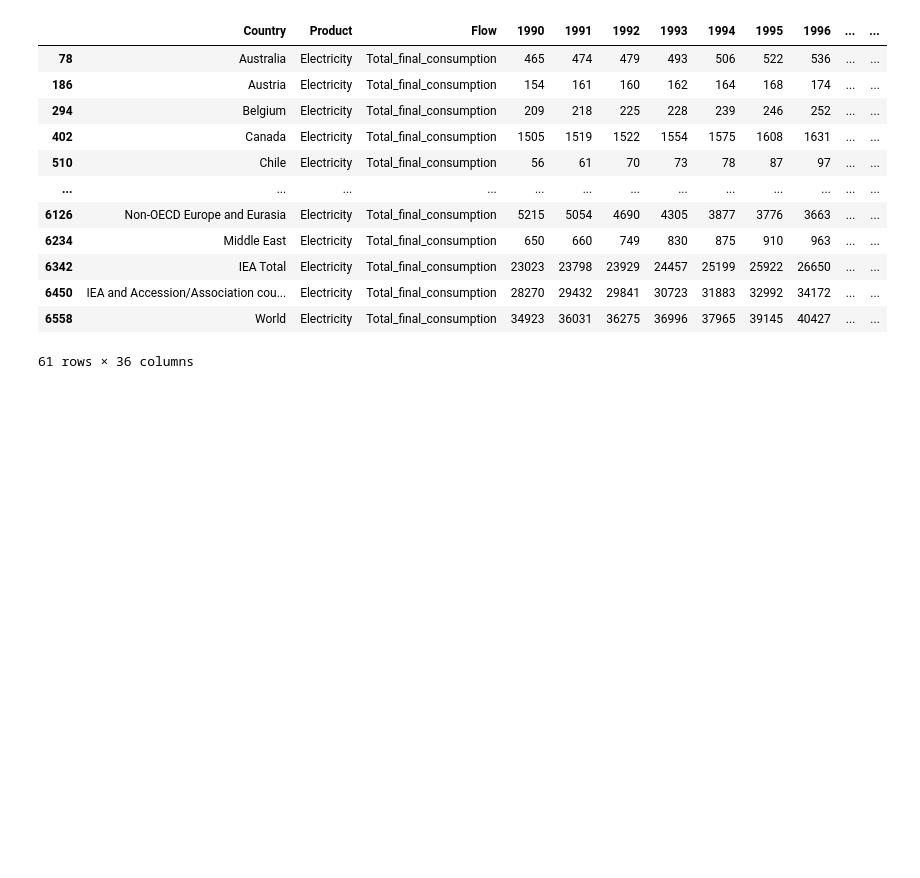
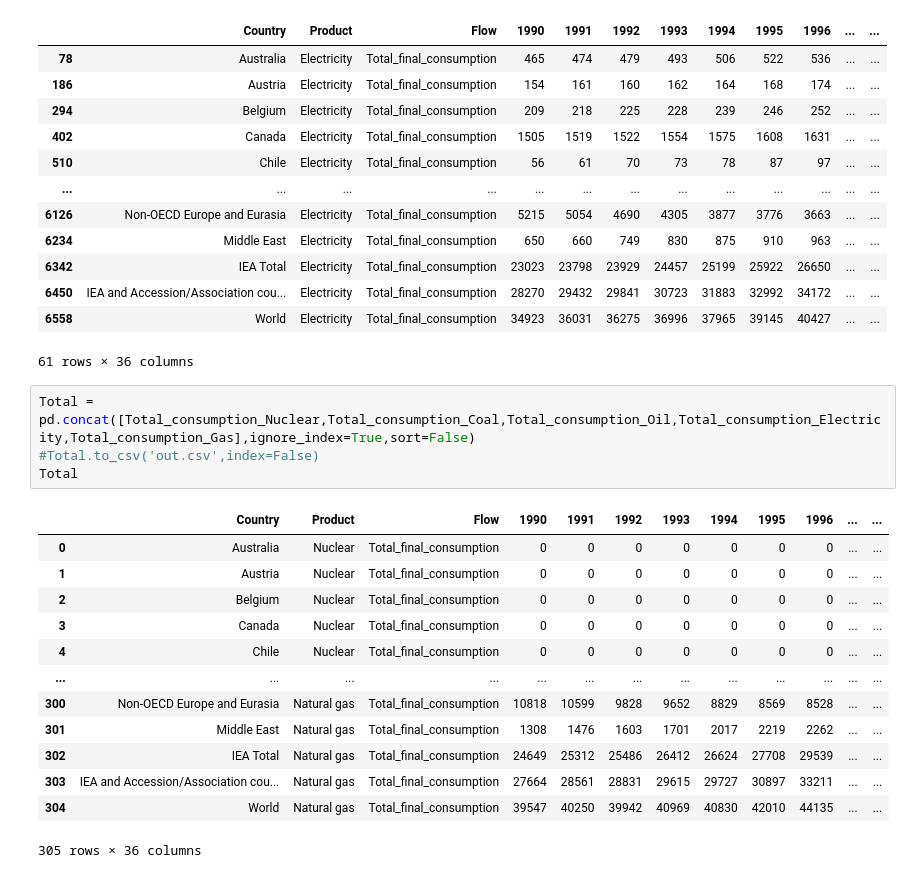
Before and after one commit to maddiebowman/Global_Climate_Change_Trends, a Jupyter notebook: GlobalClimateTrends.ipynb, the cells around one changed output. Drawn from its saved outputs; the diff is of its cells as text; blank space fills up the shorter version.

Commit message:
updated final dataframe

```diff
--- a/GlobalClimateTrends.ipynb
+++ b/GlobalClimateTrends.ipynb
@@ -198,3 +198,21 @@ Total_consumption_Electricity
 | 6450 | IEA and Accession/Association cou... | Electricity | Total_final_consumption | 28270 | 29432 | 29841 | 30723 | 31883 | 32992 | 34172 | ... | ... |
 | 6558 | World | Electricity | Total_final_consumption | 34923 | 36031 | 36275 | 36996 | 37965 | 39145 | 40427 | ... | ... |
 61 rows × 36 columns
+# %%
+Total = pd.concat([Total_consumption_Nuclear,Total_consumption_Coal,Total_consumption_Oil,Total_consumption_Electricity,Total_consumption_Gas],ignore_index=True,sort=False)
+#Total.to_csv('out.csv',index=False)
+Total
+# %% [output]
+|  | Country | Product | Flow | 1990 | 1991 | 1992 | 1993 | 1994 | 1995 | 1996 | ... | ... |
+| 0 | Australia | Nuclear | Total_final_consumption | 0 | 0 | 0 | 0 | 0 | 0 | 0 | ... | ... |
+| 1 | Austria | Nuclear | Total_final_consumption | 0 | 0 | 0 | 0 | 0 | 0 | 0 | ... | ... |
+| 2 | Belgium | Nuclear | Total_final_consumption | 0 | 0 | 0 | 0 | 0 | 0 | 0 | ... | ... |
+| 3 | Canada | Nuclear | Total_final_consumption | 0 | 0 | 0 | 0 | 0 | 0 | 0 | ... | ... |
+| 4 | Chile | Nuclear | Total_final_consumption | 0 | 0 | 0 | 0 | 0 | 0 | 0 | ... | ... |
+| ... | ... | ... | ... | ... | ... | ... | ... | ... | ... | ... | ... | ... |
+| 300 | Non-OECD Europe and Eurasia | Natural gas | Total_final_consumption | 10818 | 10599 | 9828 | 9652 | 8829 | 8569 | 8528 | ... | ... |
+| 301 | Middle East | Natural gas | Total_final_consumption | 1308 | 1476 | 1603 | 1701 | 2017 | 2219 | 2262 | ... | ... |
+| 302 | IEA Total | Natural gas | Total_final_consumption | 24649 | 25312 | 25486 | 26412 | 26624 | 27708 | 29539 | ... | ... |
+| 303 | IEA and Accession/Association cou... | Natural gas | Total_final_consumption | 27664 | 28561 | 28831 | 29615 | 29727 | 30897 | 33211 | ... | ... |
+| 304 | World | Natural gas | Total_final_consumption | 39547 | 40250 | 39942 | 40969 | 40830 | 42010 | 44135 | ... | ... |
+305 rows × 36 columns
```
